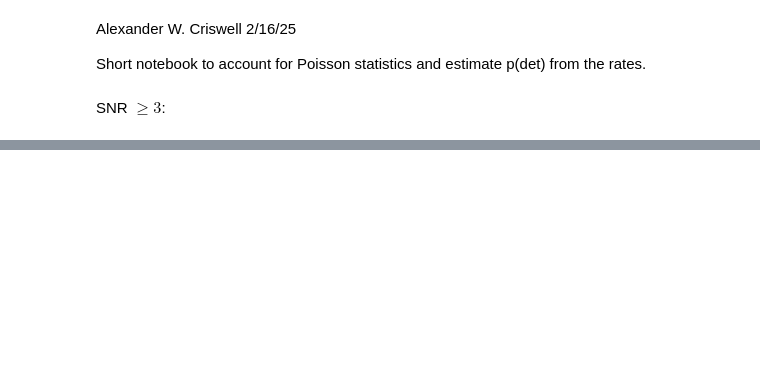
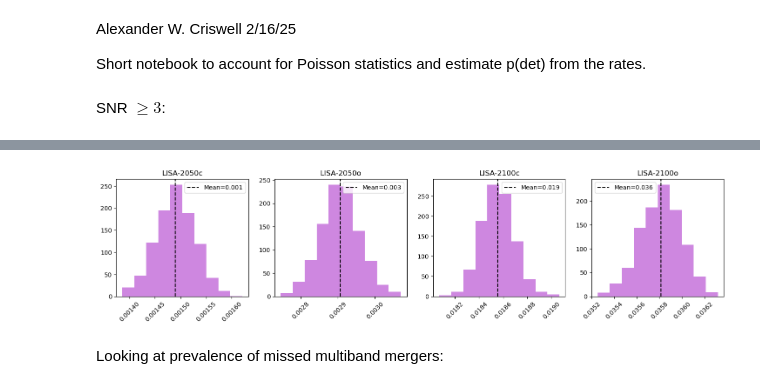
Before and after one commit to criswellalexander/multiband_smbhbs, a Jupyter notebook: poisson-rate-calcs-final.ipynb, the cells around one changed output, grey strips where cells are left out. Drawn from its saved outputs; the diff is of its cells as text; code cells hidden in the pictures; blank space fills up the shorter version.

```diff
--- a/poisson-rate-calcs-final.ipynb
+++ b/poisson-rate-calcs-final.ipynb
@@ -32,0 +74,15 @@ pdet
+# %%
+names = ['LISA-2050c','LISA-2050o','LISA-2100c','LISA-2100o']
+fig, axes = plt.subplots(1,4,figsize=(18,3.5))
+for j in range(4):
+    axes[j].hist(pdet_tests[j+4,:],color='mediumorchid',alpha=0.7)
+    axes[j].set_title(names[j])
+    mean_j = np.mean(pdet_tests[j+4,:])
+    axes[j].axvline(mean_j,ls='--',label='Mean={:0.3f}'.format(mean_j),c='k')
+    axes[j].legend()
+    axes[j].tick_params("x",rotation=45)
+plt.show()
+# %% [output]
+[figure, added]
+# %% [markdown]
+Looking at prevalence of missed multiband mergers:
```
Also changed, not shown: parts of 23 cells of this notebook, 3 other files.
